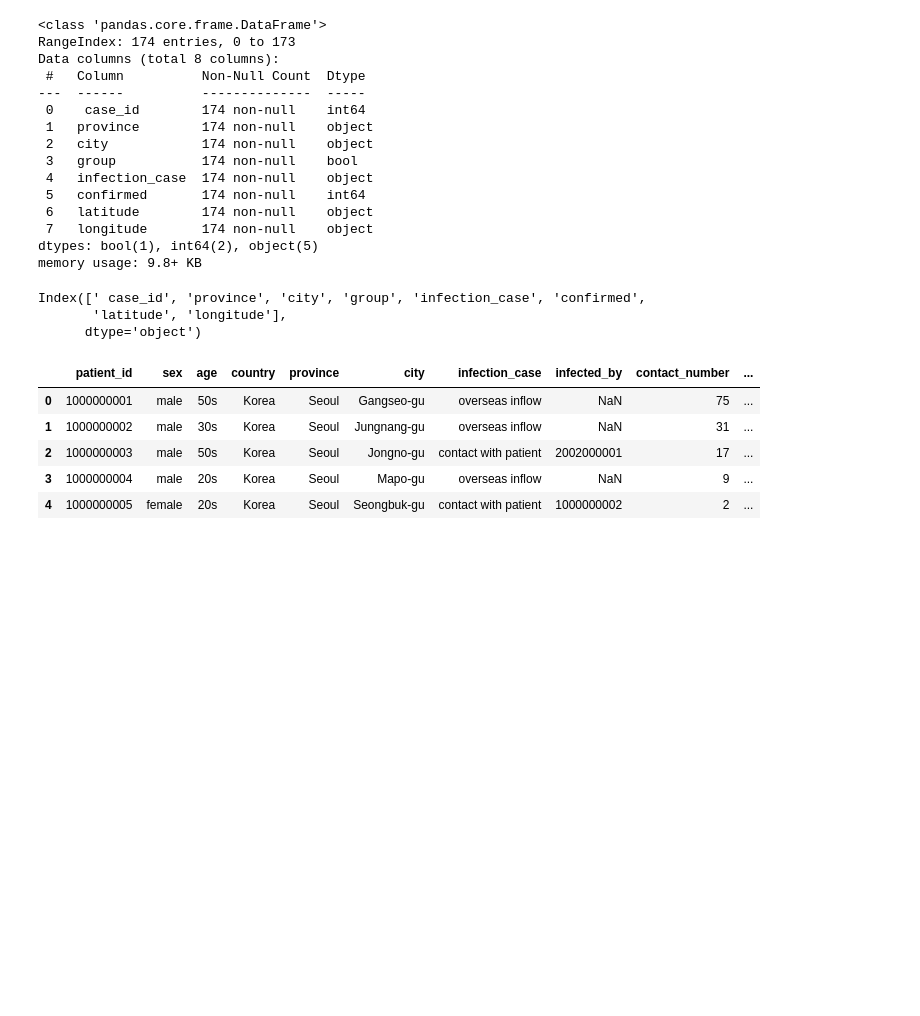
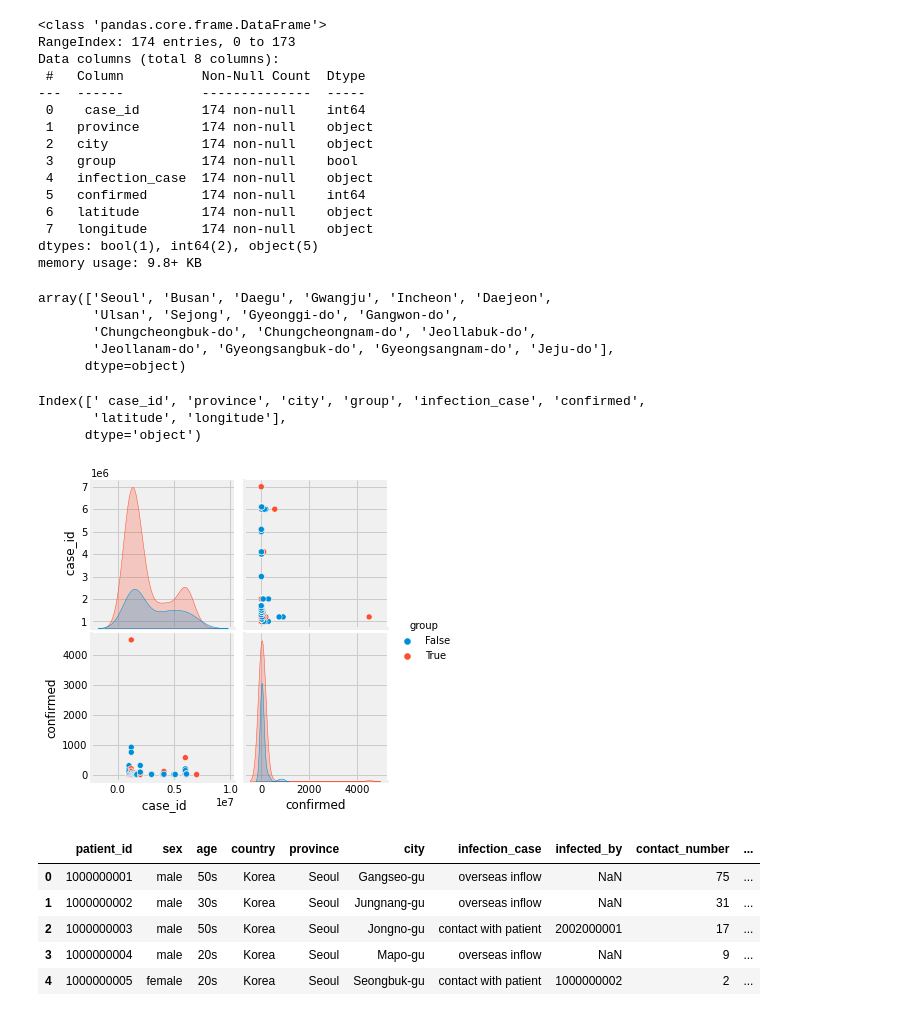
Before and after one commit to imnawar/T5_Project_Covid-19, a Jupyter notebook: MVP/MVP.ipynb, the cells around one changed output. Saved outputs shown, nothing was run; the diff lists cells and outputs as text; code cells hidden in the pictures; blank space fills up the shorter version.

Commit message:
plot some data 📊

```diff
--- a/MVP/MVP.ipynb
+++ b/MVP/MVP.ipynb
@@ -2,0 +1,8 @@ import pandas as pd
+# %%
+import os
+import numpy as np
+import pandas as pd
+import seaborn as sns
+import matplotlib.pyplot as plt
+plt.style.use('fivethirtyeight')
+%matplotlib inline
@@ -52,12 +90,24 @@ Data columns (total 8 columns):
  7   longitude       174 non-null    object
 dtypes: bool(1), int64(2), object(5)
 memory usage: 9.8+ KB
+# %%
+frames_dic['Case']['province'].unique()
+# %% [output]
+array(['Seoul', 'Busan', 'Daegu', 'Gwangju', 'Incheon', 'Daejeon',
+       'Ulsan', 'Sejong', 'Gyeonggi-do', 'Gangwon-do',
+       'Chungcheongbuk-do', 'Chungcheongnam-do', 'Jeollabuk-do',
+       'Jeollanam-do', 'Gyeongsangbuk-do', 'Gyeongsangnam-do', 'Jeju-do'],
+      dtype=object)
 # %%
 frames_dic['Case'].columns
 # %% [output]
 Index([' case_id', 'province', 'city', 'group', 'infection_case', 'confirmed',
        'latitude', 'longitude'],
       dtype='object')
+# %%
+sns.pairplot(frames_dic['Case'], hue='group');
+# %% [output]
+[figure, added]
 # %%
 frames_dic['PatientInfo'].head()
 # %% [output]
```
Also changed, not shown: parts of 7 cells of this notebook.
